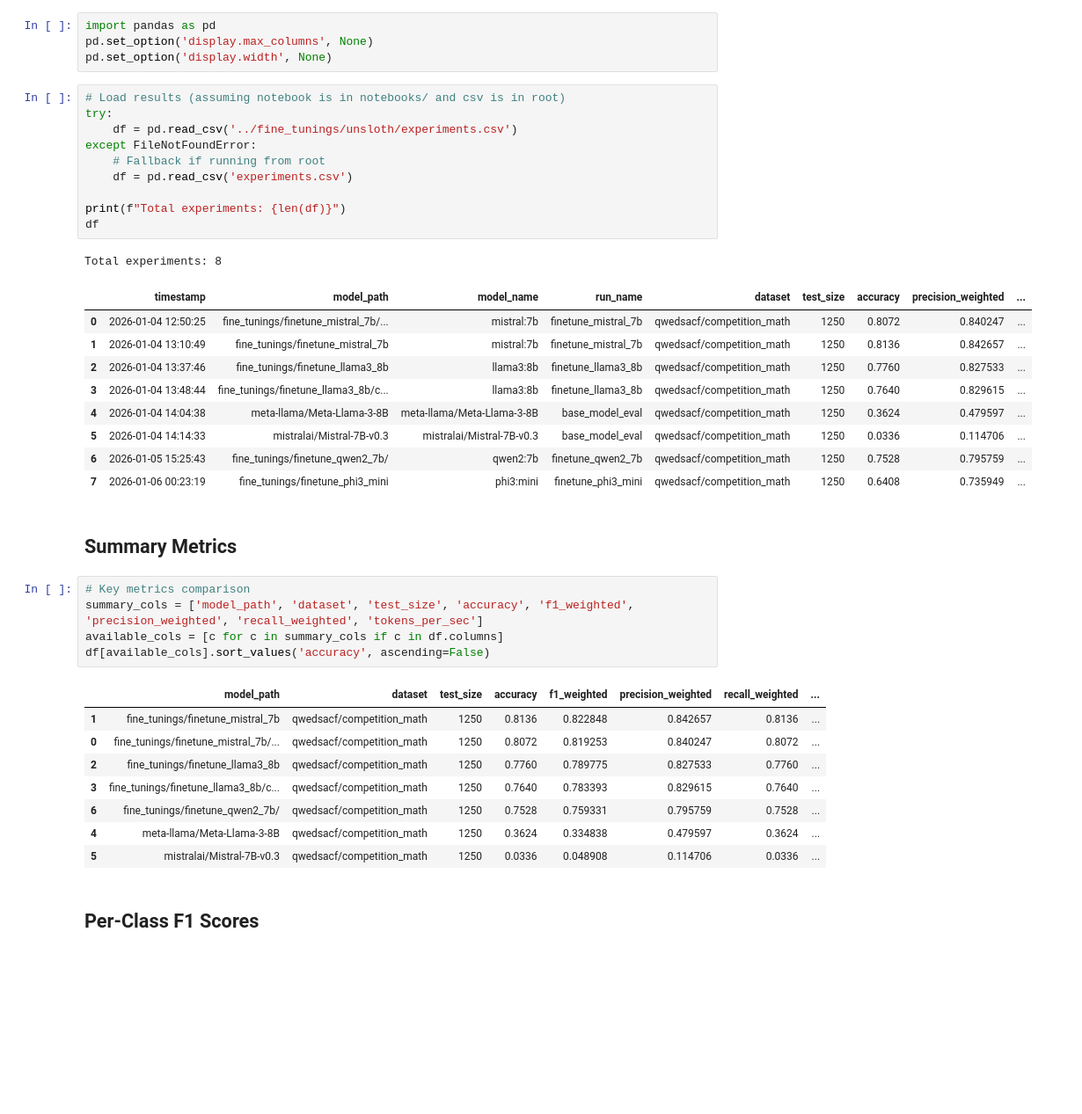
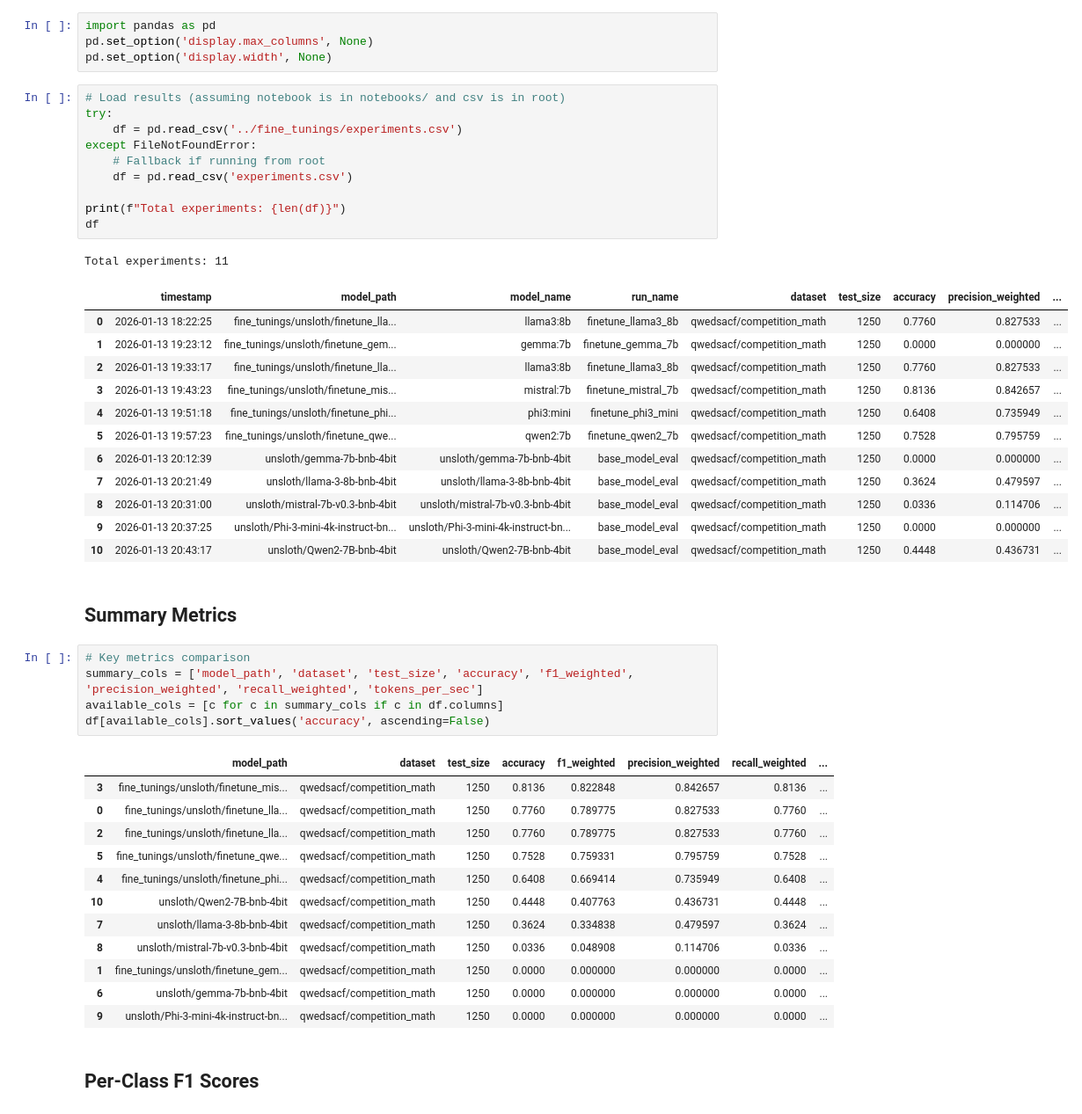
Before and after one commit to yass-ML/AdvancedNLP-Project, a Jupyter notebook: notebooks/view_experiments.ipynb, the cells around one changed output. Shown at 88% size. Drawn from its saved outputs; the diff is of its cells as text; blank space fills up the shorter version.

```diff
--- a/notebooks/view_experiments.ipynb
+++ b/notebooks/view_experiments.ipynb
@@ -9,24 +9,27 @@ pd.set_option('display.width', None)
 # %%
 # Load results (assuming notebook is in notebooks/ and csv is in root)
 try:
-    df = pd.read_csv('../fine_tunings/unsloth/experiments.csv')
+    df = pd.read_csv('../fine_tunings/experiments.csv')
 except FileNotFoundError:
     # Fallback if running from root
     df = pd.read_csv('experiments.csv')
 
 print(f"Total experiments: {len(df)}")
 df
 # %% [output]
-Total experiments: 8
+Total experiments: 11
 |  | timestamp | model_path | model_name | run_name | dataset | test_size | accuracy | precision_weighted | ... |
-| 0 | 2026-01-04 12:50:25 | fine_tunings/finetune_mistral_7b/... | mistral:7b | finetune_mistral_7b | qwedsacf/competition_math | 1250 | 0.8072 | 0.840247 | ... |
-| 1 | 2026-01-04 13:10:49 | fine_tunings/finetune_mistral_7b | mistral:7b | finetune_mistral_7b | qwedsacf/competition_math | 1250 | 0.8136 | 0.842657 | ... |
-| 2 | 2026-01-04 13:37:46 | fine_tunings/finetune_llama3_8b | llama3:8b | finetune_llama3_8b | qwedsacf/competition_math | 1250 | 0.7760 | 0.827533 | ... |
-| 3 | 2026-01-04 13:48:44 | fine_tunings/finetune_llama3_8b/c... | llama3:8b | finetune_llama3_8b | qwedsacf/competition_math | 1250 | 0.7640 | 0.829615 | ... |
-| 4 | 2026-01-04 14:04:38 | meta-llama/Meta-Llama-3-8B | meta-llama/Meta-Llama-3-8B | base_model_eval | qwedsacf/competition_math | 1250 | 0.3624 | 0.479597 | ... |
-| 5 | 2026-01-04 14:14:33 | mistralai/Mistral-7B-v0.3 | mistralai/Mistral-7B-v0.3 | base_model_eval | qwedsacf/competition_math | 1250 | 0.0336 | 0.114706 | ... |
-| 6 | 2026-01-05 15:25:43 | fine_tunings/finetune_qwen2_7b/ | qwen2:7b | finetune_qwen2_7b | qwedsacf/competition_math | 1250 | 0.7528 | 0.795759 | ... |
-| 7 | 2026-01-06 00:23:19 | fine_tunings/finetune_phi3_mini | phi3:mini | finetune_phi3_mini | qwedsacf/competition_math | 1250 | 0.6408 | 0.735949 | ... |
+| 0 | 2026-01-13 18:22:25 | fine_tunings/unsloth/finetune_lla... | llama3:8b | finetune_llama3_8b | qwedsacf/competition_math | 1250 | 0.7760 | 0.827533 | ... |
+| 1 | 2026-01-13 19:23:12 | fine_tunings/unsloth/finetune_gem... | gemma:7b | finetune_gemma_7b | qwedsacf/competition_math | 1250 | 0.0000 | 0.000000 | ... |
+| 2 | 2026-01-13 19:33:17 | fine_tunings/unsloth/finetune_lla... | llama3:8b | finetune_llama3_8b | qwedsacf/competition_math | 1250 | 0.7760 | 0.827533 | ... |
+| 3 | 2026-01-13 19:43:23 | fine_tunings/unsloth/finetune_mis... | mistral:7b | finetune_mistral_7b | qwedsacf/competition_math | 1250 | 0.8136 | 0.842657 | ... |
+| 4 | 2026-01-13 19:51:18 | fine_tunings/unsloth/finetune_phi... | phi3:mini | finetune_phi3_mini | qwedsacf/competition_math | 1250 | 0.6408 | 0.735949 | ... |
+| 5 | 2026-01-13 19:57:23 | fine_tunings/unsloth/finetune_qwe... | qwen2:7b | finetune_qwen2_7b | qwedsacf/competition_math | 1250 | 0.7528 | 0.795759 | ... |
+| 6 | 2026-01-13 20:12:39 | unsloth/gemma-7b-bnb-4bit | unsloth/gemma-7b-bnb-4bit | base_model_eval | qwedsacf/competition_math | 1250 | 0.0000 | 0.000000 | ... |
+| 7 | 2026-01-13 20:21:49 | unsloth/llama-3-8b-bnb-4bit | unsloth/llama-3-8b-bnb-4bit | base_model_eval | qwedsacf/competition_math | 1250 | 0.3624 | 0.479597 | ... |
+| 8 | 2026-01-13 20:31:00 | unsloth/mistral-7b-v0.3-bnb-4bit | unsloth/mistral-7b-v0.3-bnb-4bit | base_model_eval | qwedsacf/competition_math | 1250 | 0.0336 | 0.114706 | ... |
+| 9 | 2026-01-13 20:37:25 | unsloth/Phi-3-mini-4k-instruct-bn... | unsloth/Phi-3-mini-4k-instruct-bn... | base_model_eval | qwedsacf/competition_math | 1250 | 0.0000 | 0.000000 | ... |
+| 10 | 2026-01-13 20:43:17 | unsloth/Qwen2-7B-bnb-4bit | unsloth/Qwen2-7B-bnb-4bit | base_model_eval | qwedsacf/competition_math | 1250 | 0.4448 | 0.436731 | ... |
 # %% [markdown]
 ## Summary Metrics
 # %%
@@ -36,13 +39,17 @@ available_cols = [c for c in summary_cols if c in df.columns]
 df[available_cols].sort_values('accuracy', ascending=False)
 # %% [output]
 |  | model_path | dataset | test_size | accuracy | f1_weighted | precision_weighted | recall_weighted | ... |
-| 1 | fine_tunings/finetune_mistral_7b | qwedsacf/competition_math | 1250 | 0.8136 | 0.822848 | 0.842657 | 0.8136 | ... |
-| 0 | fine_tunings/finetune_mistral_7b/... | qwedsacf/competition_math | 1250 | 0.8072 | 0.819253 | 0.840247 | 0.8072 | ... |
-| 2 | fine_tunings/finetune_llama3_8b | qwedsacf/competition_math | 1250 | 0.7760 | 0.789775 | 0.827533 | 0.7760 | ... |
-| 3 | fine_tunings/finetune_llama3_8b/c... | qwedsacf/competition_math | 1250 | 0.7640 | 0.783393 | 0.829615 | 0.7640 | ... |
-| 6 | fine_tunings/finetune_qwen2_7b/ | qwedsacf/competition_math | 1250 | 0.7528 | 0.759331 | 0.795759 | 0.7528 | ... |
-| 4 | meta-llama/Meta-Llama-3-8B | qwedsacf/competition_math | 1250 | 0.3624 | 0.334838 | 0.479597 | 0.3624 | ... |
-| 5 | mistralai/Mistral-7B-v0.3 | qwedsacf/competition_math | 1250 | 0.0336 | 0.048908 | 0.114706 | 0.0336 | ... |
+| 3 | fine_tunings/unsloth/finetune_mis... | qwedsacf/competition_math | 1250 | 0.8136 | 0.822848 | 0.842657 | 0.8136 | ... |
+| 0 | fine_tunings/unsloth/finetune_lla... | qwedsacf/competition_math | 1250 | 0.7760 | 0.789775 | 0.827533 | 0.7760 | ... |
+| 2 | fine_tunings/unsloth/finetune_lla... | qwedsacf/competition_math | 1250 | 0.7760 | 0.789775 | 0.827533 | 0.7760 | ... |
+| 5 | fine_tunings/unsloth/finetune_qwe... | qwedsacf/competition_math | 1250 | 0.7528 | 0.759331 | 0.795759 | 0.7528 | ... |
+| 4 | fine_tunings/unsloth/finetune_phi... | qwedsacf/competition_math | 1250 | 0.6408 | 0.669414 | 0.735949 | 0.6408 | ... |
+| 10 | unsloth/Qwen2-7B-bnb-4bit | qwedsacf/competition_math | 1250 | 0.4448 | 0.407763 | 0.436731 | 0.4448 | ... |
+| 7 | unsloth/llama-3-8b-bnb-4bit | qwedsacf/competition_math | 1250 | 0.3624 | 0.334838 | 0.479597 | 0.3624 | ... |
+| 8 | unsloth/mistral-7b-v0.3-bnb-4bit | qwedsacf/competition_math | 1250 | 0.0336 | 0.048908 | 0.114706 | 0.0336 | ... |
+| 1 | fine_tunings/unsloth/finetune_gem... | qwedsacf/competition_math | 1250 | 0.0000 | 0.000000 | 0.000000 | 0.0000 | ... |
+| 6 | unsloth/gemma-7b-bnb-4bit | qwedsacf/competition_math | 1250 | 0.0000 | 0.000000 | 0.000000 | 0.0000 | ... |
+| 9 | unsloth/Phi-3-mini-4k-instruct-bn... | qwedsacf/competition_math | 1250 | 0.0000 | 0.000000 | 0.000000 | 0.0000 | ... |
 # %% [markdown]
 ## Per-Class F1 Scores
 # %%
```
Also changed, not shown: parts of 6 cells of this notebook, 6 other files.
